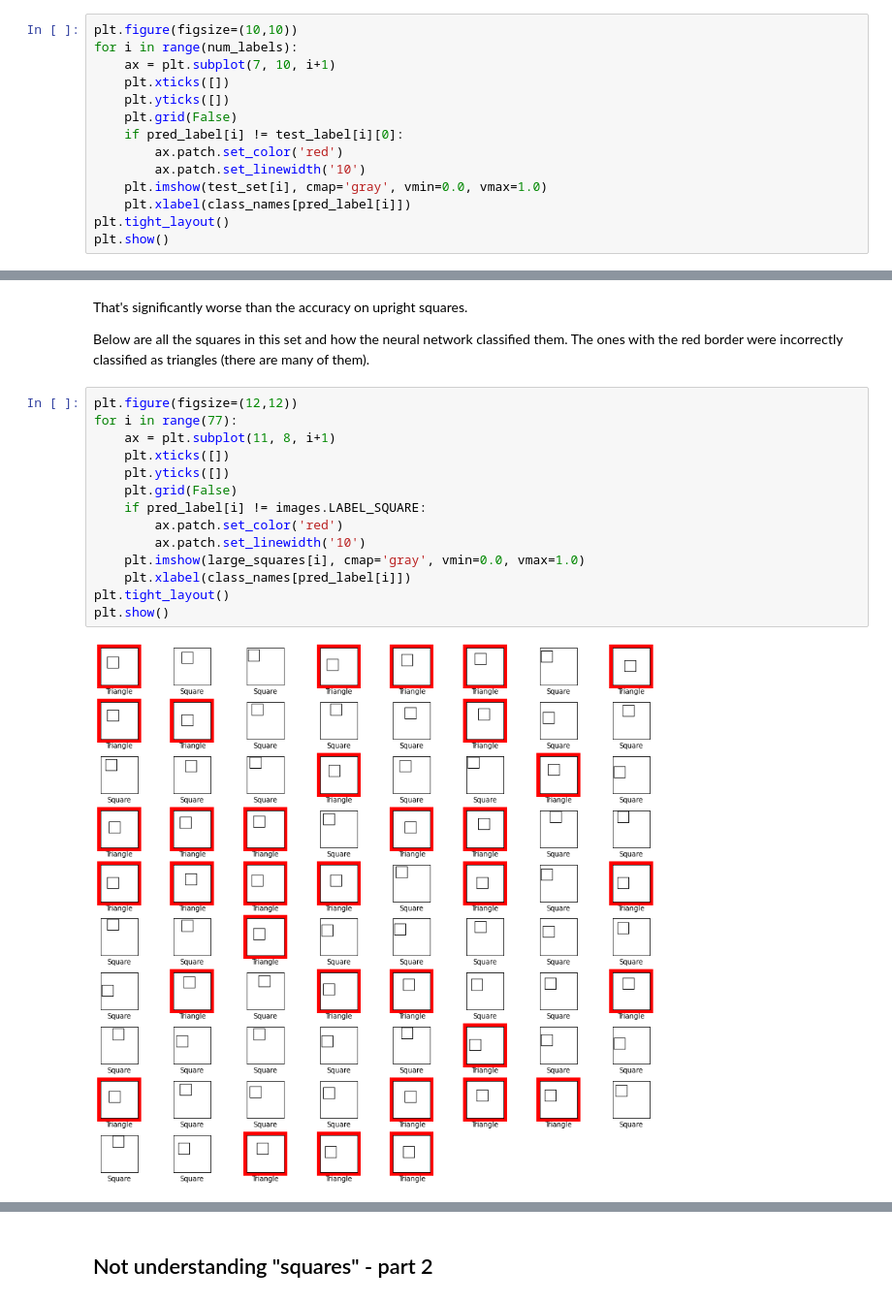
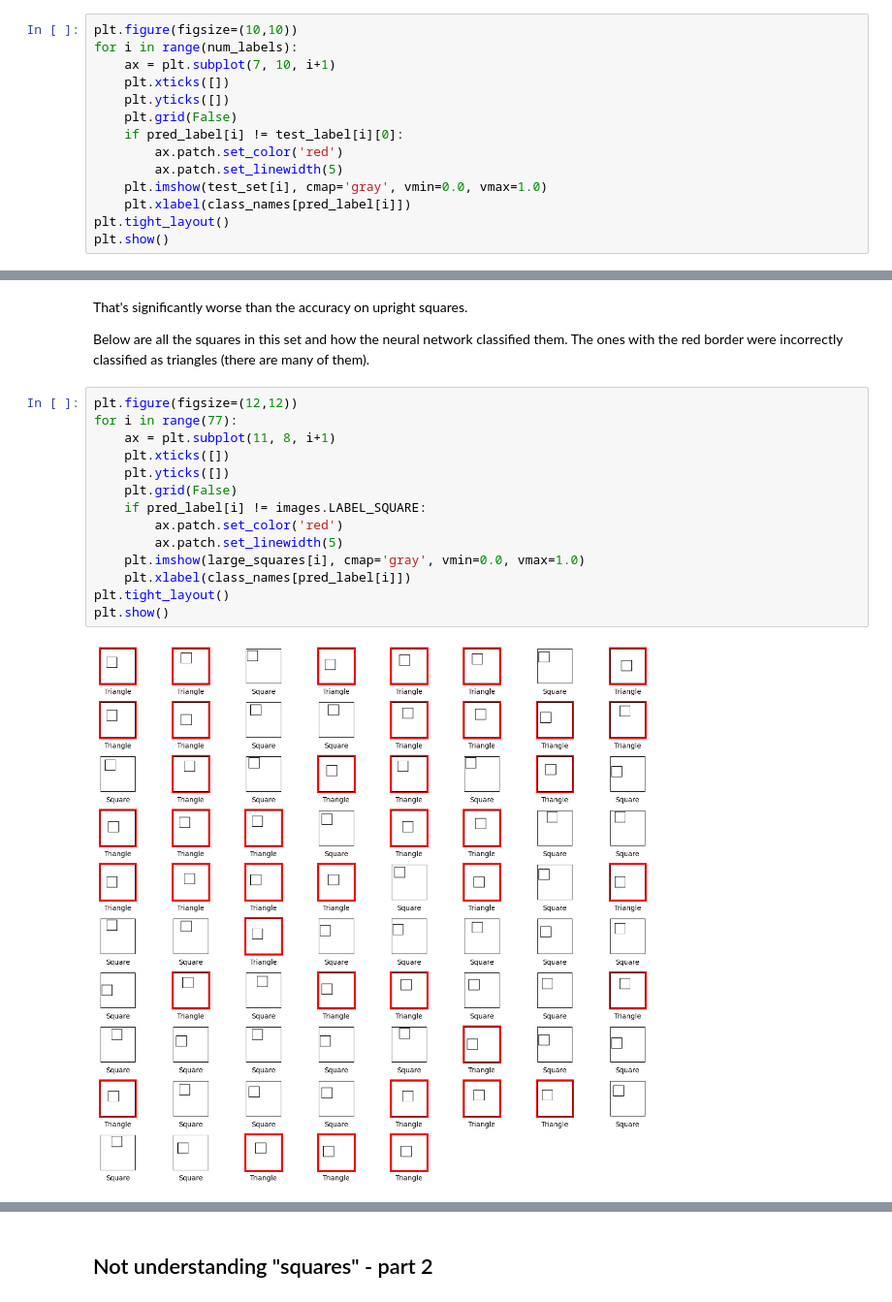
Before and after one commit to fau-masters-collected-works-cgarbin/machine-learning-but-not-understanding, a Jupyter notebook: machine_learning_but_not_understanding.ipynb, the cells around one changed output, grey strips where cells are left out. Shown at 97% size. Cells and saved outputs as stored; diff of their text form.

```diff
--- a/machine_learning_but_not_understanding.ipynb
+++ b/machine_learning_but_not_understanding.ipynb
@@ -196,7 +201,7 @@ for i in range(num_labels):
     plt.grid(False)
     if pred_label[i] != test_label[i][0]:
         ax.patch.set_color('red')
-        ax.patch.set_linewidth('10')
+        ax.patch.set_linewidth(5)
     plt.imshow(test_set[i], cmap='gray', vmin=0.0, vmax=1.0)
     plt.xlabel(class_names[pred_label[i]])
 plt.tight_layout()
@@ -242,19 +249,19 @@ Below are all the squares in this set and how the neural network classified them
 # %%
 plt.figure(figsize=(12,12))
 for i in range(77):
     ax = plt.subplot(11, 8, i+1)
     plt.xticks([])
     plt.yticks([])
     plt.grid(False)
     if pred_label[i] != images.LABEL_SQUARE:
         ax.patch.set_color('red')
-        ax.patch.set_linewidth('10')
+        ax.patch.set_linewidth(5)
     plt.imshow(large_squares[i], cmap='gray', vmin=0.0, vmax=1.0)
     plt.xlabel(class_names[pred_label[i]])
 plt.tight_layout()
 plt.show()
 # %% [output]
-[figure, old version]
+[figure, new version]
 # %% [markdown]
 ### Why does this experiment matter?
 
```
Also changed, not shown: parts of 14 cells of this notebook, 1 other file.
